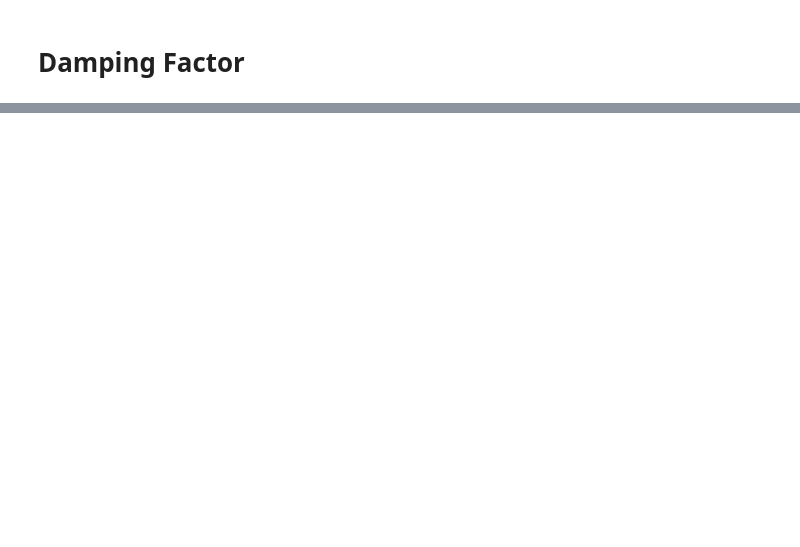
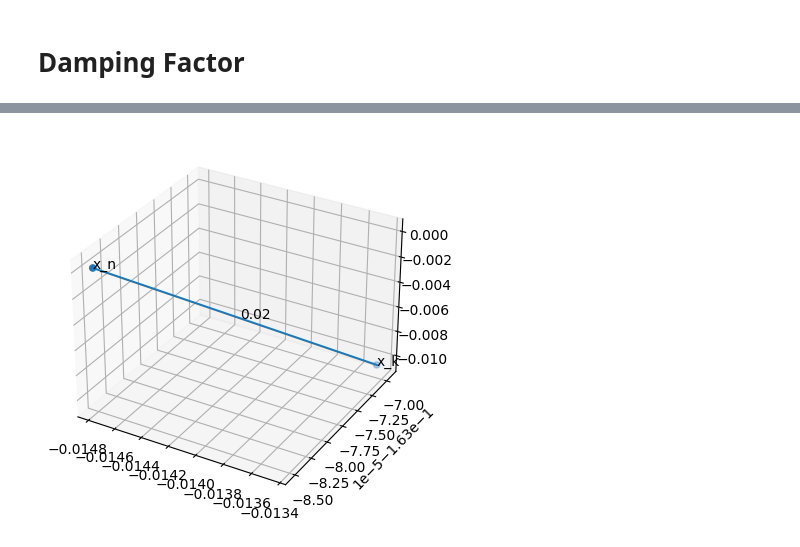
Before and after one commit to velocitatem/modeling_search_engines, a Jupyter notebook: engine.ipynb, the cells around one changed output, grey strips where cells are left out. Saved outputs shown, nothing was run; the diff lists cells and outputs as text; code cells hidden in the pictures; blank space fills up the shorter version.

```diff
--- a/engine.ipynb
+++ b/engine.ipynb
@@ -256,0 +445,23 @@ plt.show()
+# %%
+a,b = x_n, x_k
+# PLOT pca of the 2
+v = np.array([a, b])
+pca_adjacency = pca.transform(v)
+# 3d plot
+fig = plt.figure()
+ax = fig.add_subplot(111, projection='3d')
+ax.scatter(pca_adjacency[:, 0], pca_adjacency[:, 1], pca_adjacency[:, 2])
+distance = np.linalg.norm(a - b); distance
+# tell lable the distance
+ax.text(pca_adjacency[0, 0], pca_adjacency[0, 1], pca_adjacency[0, 2], "x_n")
+ax.text(pca_adjacency[1, 0], pca_adjacency[1, 1], pca_adjacency[1, 2], "x_k")
+# label the distance
+ax.text((pca_adjacency[0, 0] + pca_adjacency[1, 0]) / 2,
+        (pca_adjacency[0, 1] + pca_adjacency[1, 1]) / 2,
+        (pca_adjacency[0, 2] + pca_adjacency[1, 2]) / 2,
+        f"{distance:.2f}")
+# draw a line between the two points
+ax.plot(pca_adjacency[:, 0], pca_adjacency[:, 1], pca_adjacency[:, 2])
+plt.show()
+# %% [output]
+[figure, added]
```
Also changed, not shown: parts of 42 cells of this notebook.
